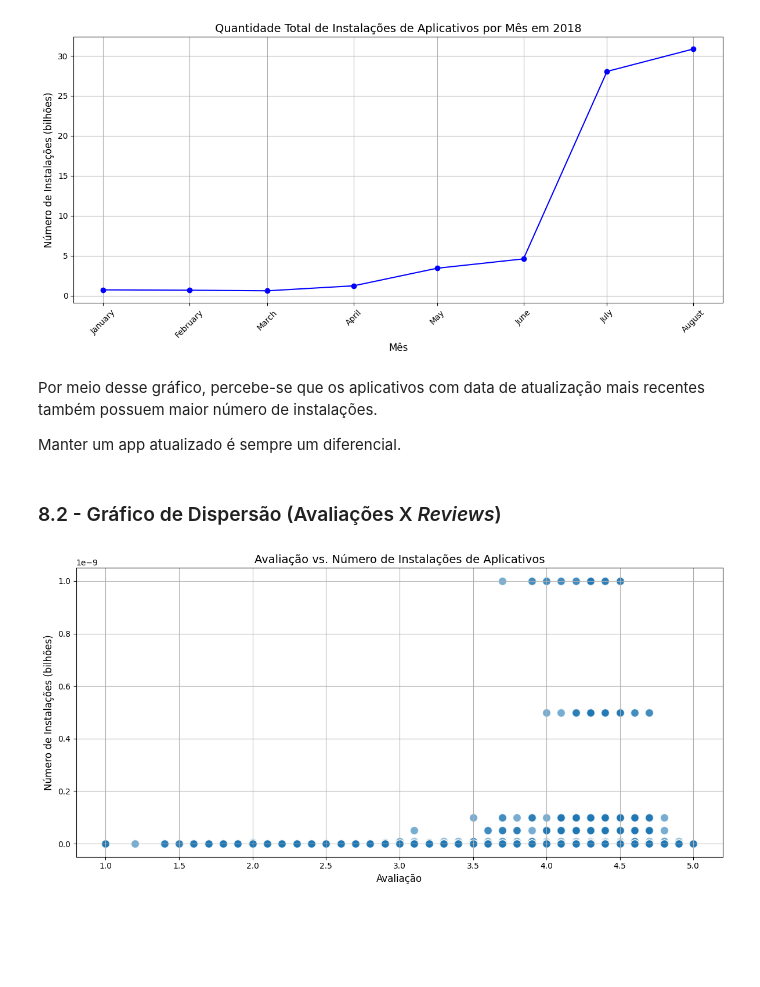
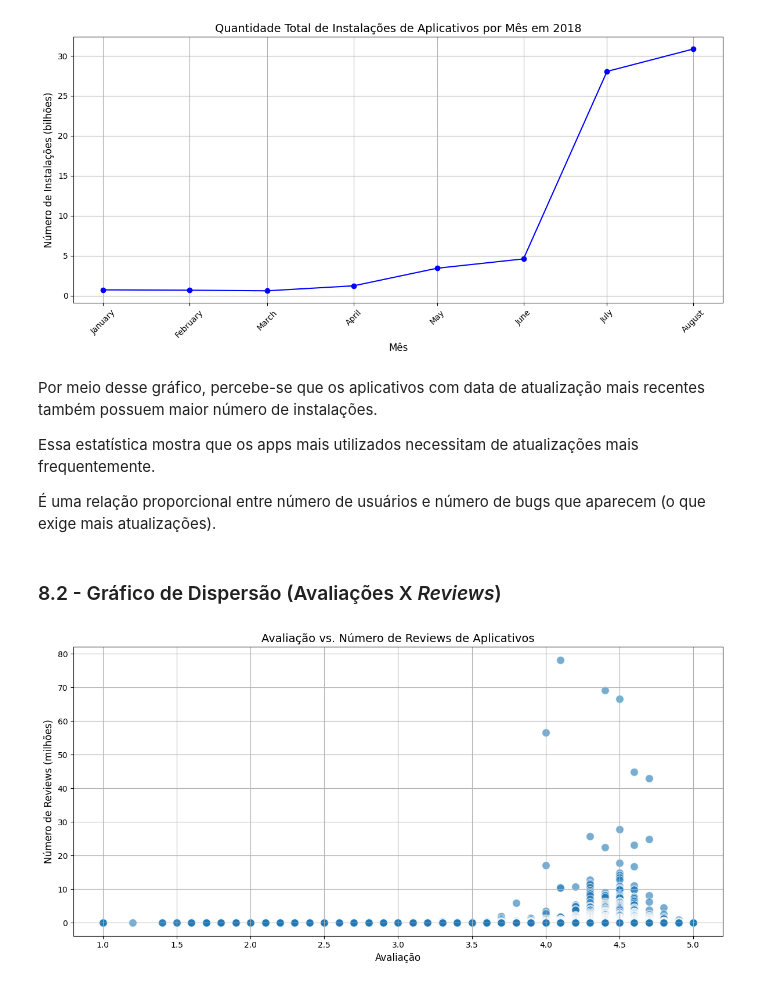
Before and after one commit to ArturMariano13/data-analytics-compass-pb, a Jupyter notebook: Sprint 3/desafio/script.IPYNB, the cells around one changed output. Cells and saved outputs as stored; diff of their text form; code cells hidden in the pictures; blank space fills up the shorter version.

```diff
--- a/Sprint 3/desafio/script.IPYNB
+++ b/Sprint 3/desafio/script.IPYNB
@@ -142,9 +154,9 @@ def convert_size(size):
     if isinstance(size, str):
             size = size.strip().upper()
             if size.endswith('M'):
-                return float(size.replace('M', ''))
+                return float(size.replace('M', '')) * 1024
             elif size.endswith('K'):
-                return float(size.replace('K', '')) / 1024
+                return float(size.replace('K', ''))
             elif size == 'VARIES WITH DEVICE':
                 return None
             else:
@@ -602,24 +618,26 @@ plt.show()
 # %% [markdown]
 Por meio desse gráfico, percebe-se que os aplicativos com data de atualização mais recentes também possuem maior número de instalações.
 
-Manter um app atualizado é sempre um diferencial.
+Essa estatística mostra que os apps mais utilizados necessitam de atualizações mais frequentemente.
+
+É uma relação proporcional entre número de usuários e número de bugs que aparecem (o que exige mais atualizações).
 # %% [markdown]
 ### 8.2 - Gráfico de Dispersão (Avaliações X *Reviews*)
 # %%
-dfNoDup['Installs'] = dfNoDup['Installs'] / 1e9  # Convertendo para bilhões
+dfNoDupConvert = dfNoDup['Reviews'] / 1e6
 
 # Criar o gráfico de dispersão
 plt.figure(figsize=(12, 6))
-plt.scatter(dfNoDup['Rating'], dfNoDup['Installs'], alpha=0.6, edgecolors='w', s=100)
+plt.scatter(dfNoDup['Rating'], dfNoDupConvert, alpha=0.6, edgecolors='w', s=100)
 
 # Melhorar a formatação do gráfico
-plt.title('Avaliação vs. Número de Instalações de Aplicativos', fontsize=14)
+plt.title('Avaliação vs. Número de Reviews de Aplicativos', fontsize=14)
 plt.xlabel('Avaliação', fontsize=12)
-plt.ylabel('Número de Instalações (bilhões)', fontsize=12)
+plt.ylabel('Número de Reviews (milhões)', fontsize=12)
 plt.grid(True)
 
 # Mostrar o gráfico
 plt.tight_layout()
 plt.show()
 # %% [output]
-[figure, old version]
+[figure, new version]
```
Also changed, not shown: parts of 15 cells of this notebook, 23 other files.
